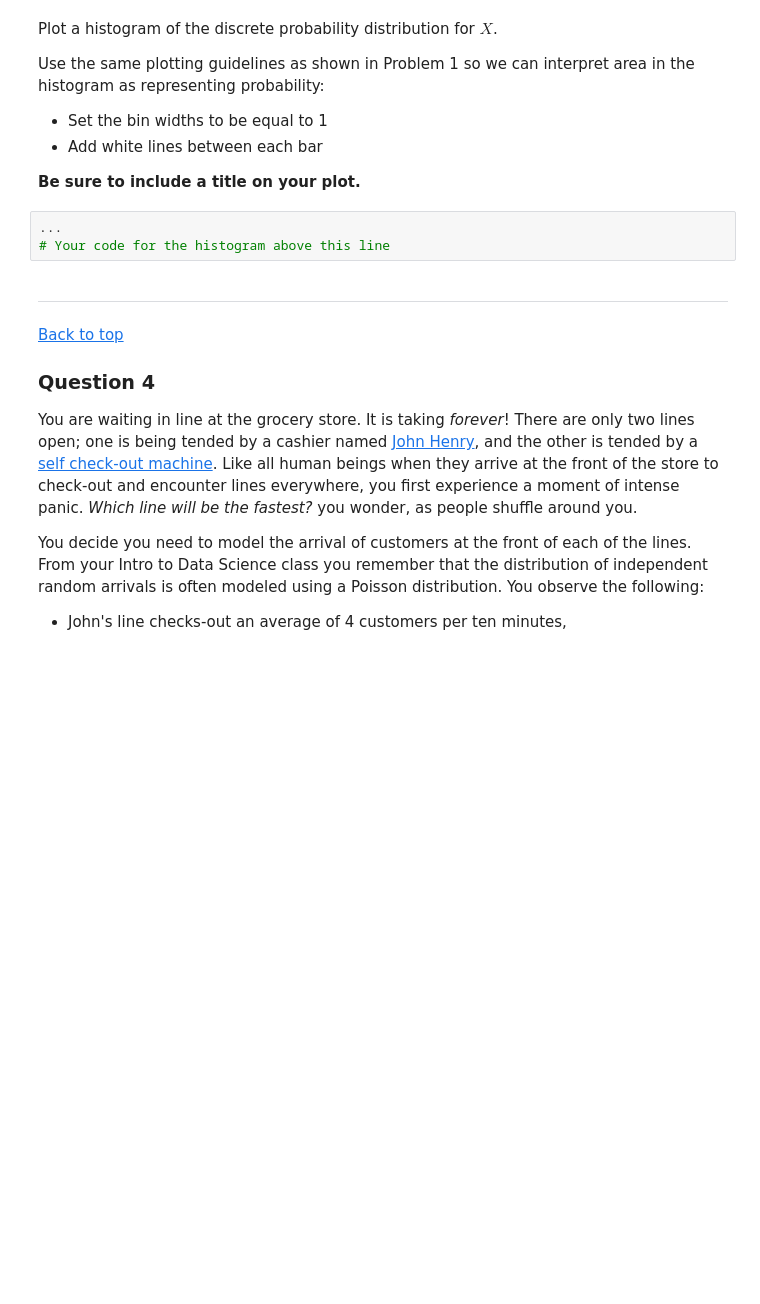
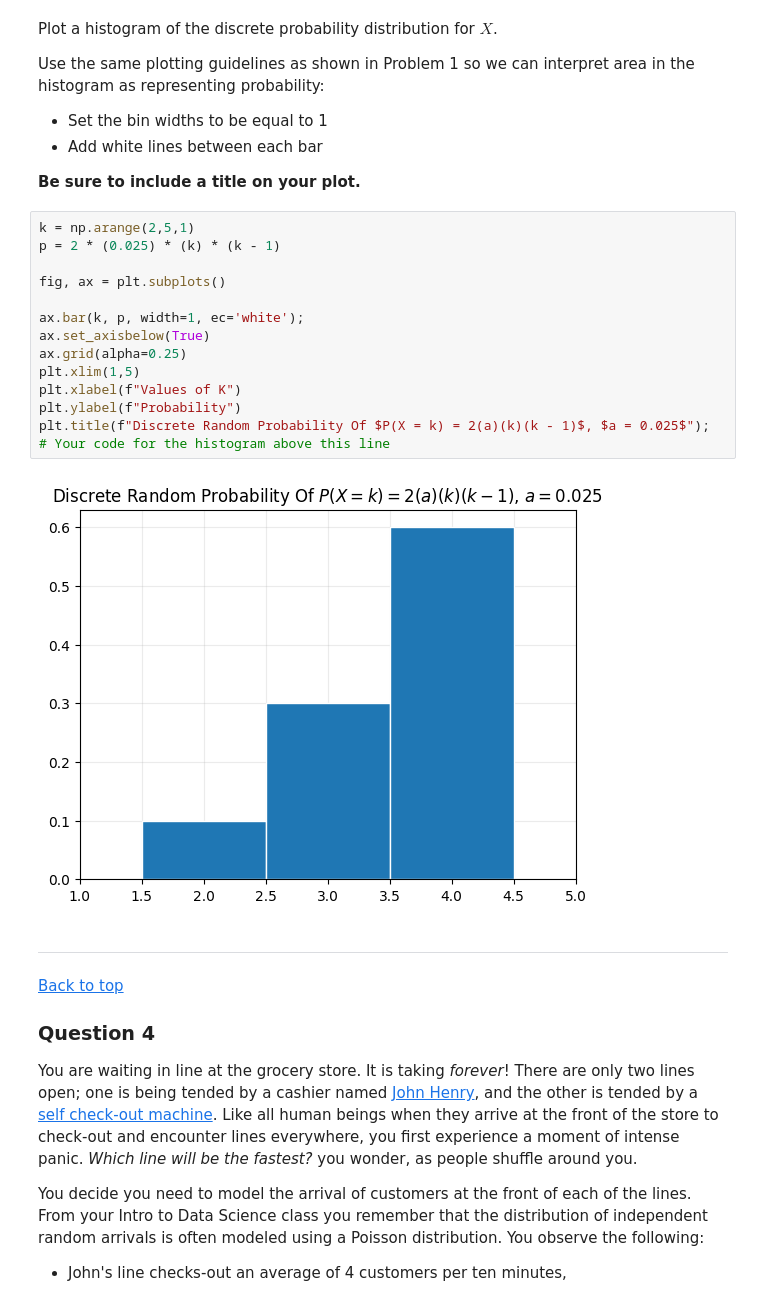
Before and after one commit to QuantumCompiler/CSPB-3022-Introduction-To-Data-Science-With-Probability-And-Statistics, a Jupyter notebook: CSPB 3022 - Assignments/CSPB 3022 - Assignment 6 - Expected Value, Variance - Discrete And Continuous RV/Assignment 6 - Expected Value, Variance - Discrete And Continuous RV.ipynb, the cells around one changed output. Drawn from its saved outputs; the diff is of its cells as text; blank space fills up the shorter version.

```diff
--- a/CSPB 3022 - Assignments/CSPB 3022 - Assignment 6 - Expected Value, Variance - Discrete And Continuous RV/Assignment 6 - Expected Value, Variance - Discrete And Continuous RV.ipynb
+++ b/CSPB 3022 - Assignments/CSPB 3022 - Assignment 6 - Expected Value, Variance - Discrete And Continuous RV/Assignment 6 - Expected Value, Variance - Discrete And Continuous RV.ipynb
@@ -561,8 +637,21 @@ Use the same plotting guidelines as shown in Problem 1 so we can interpret area
 
 **Be sure to include a title on your plot.**
 # %%
-...
+k = np.arange(2,5,1)
+p = 2 * (0.025) * (k) * (k - 1)
+
+fig, ax = plt.subplots()
+
+ax.bar(k, p, width=1, ec='white');
+ax.set_axisbelow(True)
+ax.grid(alpha=0.25)
+plt.xlim(1,5)
+plt.xlabel(f"Values of K")
+plt.ylabel(f"Probability")
+plt.title(f"Discrete Random Probability Of $P(X = k) = 2(a)(k)(k - 1)$, $a = 0.025$");
 # Your code for the histogram above this line
+# %% [output]
+[figure, added]
 # %% [markdown]
 <!-- END QUESTION -->
 
```
Also changed, not shown: parts of 11 cells of this notebook.
